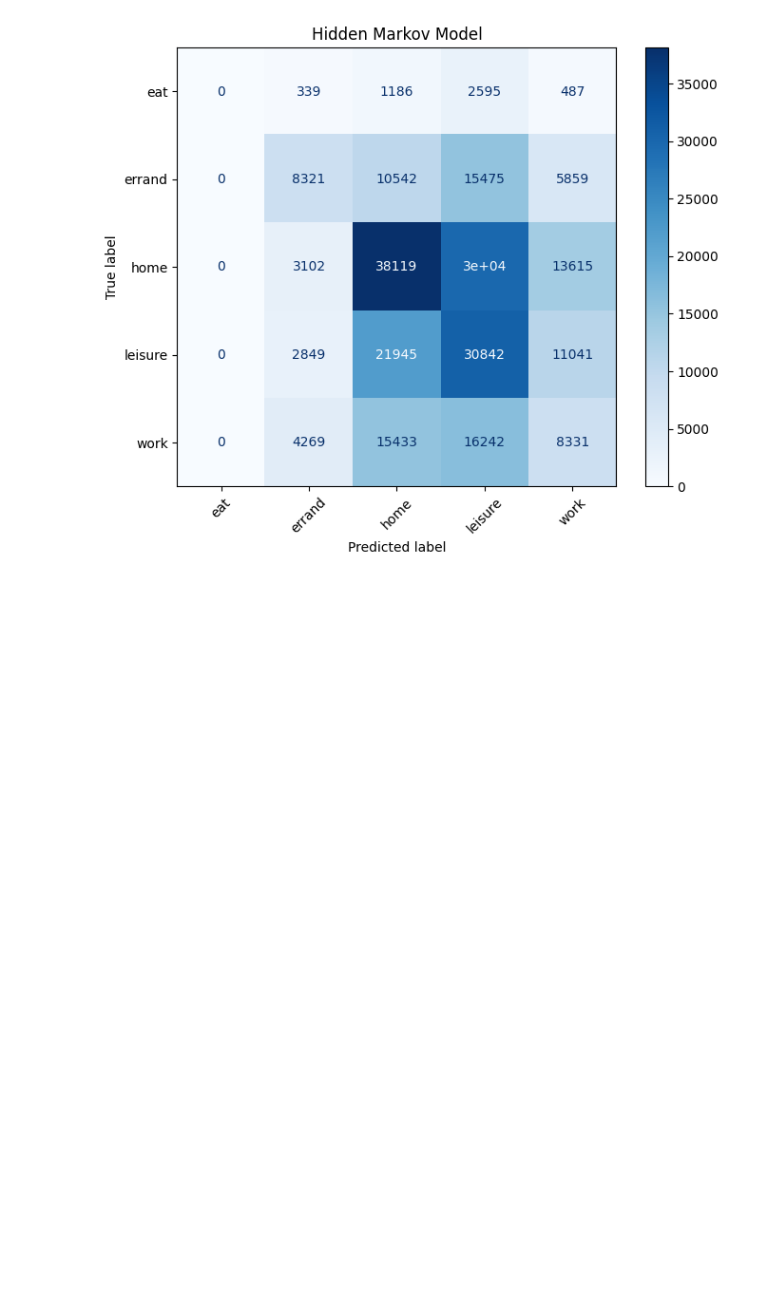
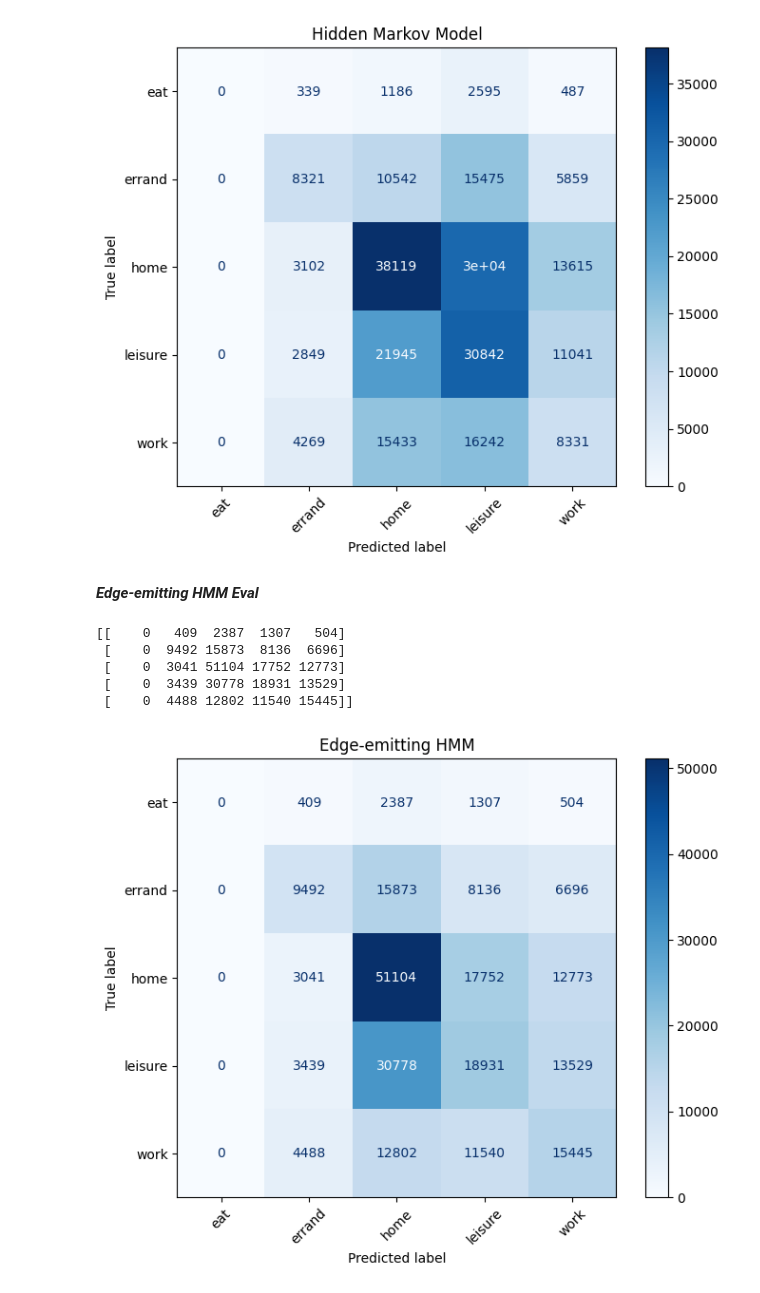
Before and after one commit to Ydz0616/Trip-Purpose-Prediction, a Jupyter notebook: demo.ipynb, the cells around one changed output. Saved outputs shown, nothing was run; the diff lists cells and outputs as text; code cells hidden in the pictures; blank space fills up the shorter version.

Commit message:
HMM： edge emitting hmm

```diff
--- a/demo.ipynb
+++ b/demo.ipynb
@@ -196,0 +213,28 @@ While this attempt performs better than the rule-based and frequency-based basel
+# %%
+# --- Predict edge-HMM on test sequences ---
+true_purposes_edge = []
+pred_purposes_edge = []
+
+for i, seq in enumerate(test_seqs):
+    if len(seq) == 0:
+        continue
+
+    # extract modes and purposes
+    modes = [row[0] for row in seq]
+    purposes = [row[1] for row in seq]
+
+    # encode modes
+    obs_seq = mode_encoder.transform(modes)
+
+    # predict
+    pred_indices = edge_hmm.predict_viterbi(obs_seq)
+
+    # decode indices into purpose labels
+    pred_labels = purpose_encoder.inverse_transform(pred_indices)
+
+    # append
+    true_purposes_edge.append(purposes)
+    pred_purposes_edge.append(pred_labels)
+
+acc_edge_hmm = calculate_accuracy(true_purposes_edge, pred_purposes_edge)
+print(f"Edge-Emitting HMM Accuracy: {acc_edge_hmm:.4f}")
@@ -276,3 +321,22 @@ eval_baseline(
  [    0  2849 21945 30842 11041]
  [    0  4269 15433 16242  8331]]
 [figure]
+# %% [markdown]
+***Edge-emitting HMM Eval***
+# %%
+edge_true = [label for seq in true_purposes_edge for label in seq]
+edge_pred = [label for seq in pred_purposes_edge for label in seq]
+
+eval_baseline(
+    y_true=edge_true,
+    y_pred=edge_pred,
+    label_names=PURPOSE_NAMES,
+    title="Edge-emitting HMM"
+)
+# %% [output]
+[[    0   409  2387  1307   504]
+ [    0  9492 15873  8136  6696]
+ [    0  3041 51104 17752 12773]
+ [    0  3439 30778 18931 13529]
+ [    0  4488 12802 11540 15445]]
+[figure, added]
```
Also changed, not shown: parts of 6 cells of this notebook, 1 other file.
